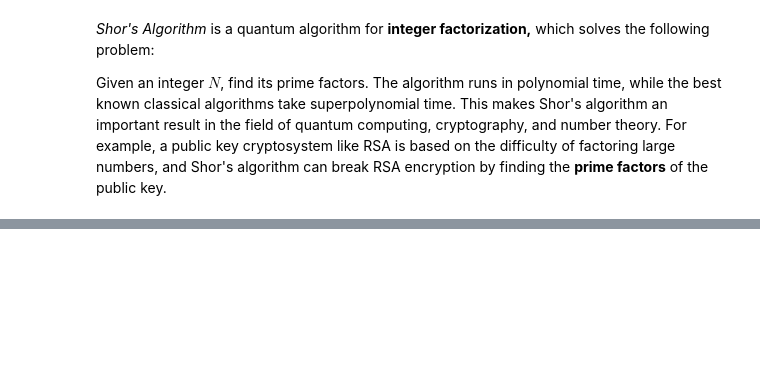
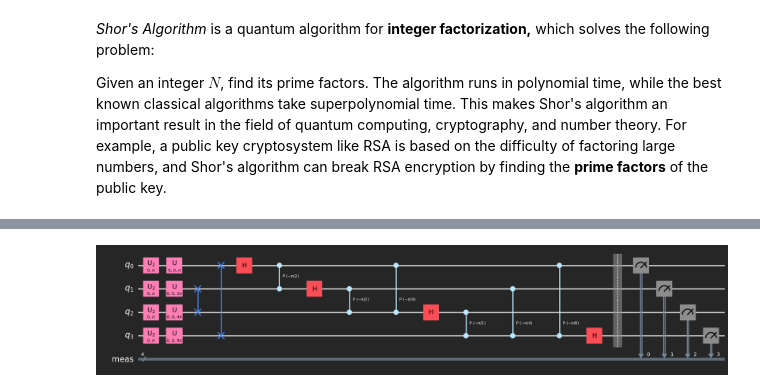
Before and after one commit to Siddhantshimpi/Siddhantshimpi, a Jupyter notebook: Physics/Qiskit/shor.ipynb, the cells around one changed output, grey strips where cells are left out. Saved outputs shown, nothing was run; the diff lists cells and outputs as text; code cells hidden in the pictures; blank space fills up the shorter version.

```diff
--- a/Physics/Qiskit/shor.ipynb
+++ b/Physics/Qiskit/shor.ipynb
@@ -46,0 +16,50 @@ A superposition of the states in this cycle would be an **eigenstate** of U:$$\k
+# %%
+def qft_rotations(circuit, n):
+    if n == 0:
+        return circuit
+    n -= 1
+    circuit.h(n)
+
+    for qubit in range(n):
+        circuit.cp(np.pi / 2 ** (n-qubit), qubit, n)
+
+    qft_rotations(circuit, n)
+
+def swap_registers(circuit, n):
+
+    for qubit in range(n // 2):
+        circuit.swap(qubit, n-qubit - 1)
+    return circuit
+
+def qft(circuit, n):
+
+    qft_rotations(circuit, n)
+    swap_registers(circuit, n)
+
+    return circuit
+
+def inverse_qft(circuit, n):
+
+    qft_circ = qft(QuantumCircuit(n), n)
+    invqft_circ = qft_circ.inverse()
+    circuit.append(invqft_circ, circuit.qubits[:n])
+
+    return circuit.decompose()
+
+number = 16
+
+nqubits = math.ceil(math.log2(number))
+
+qc = QuantumCircuit(nqubits)
+
+for qubit in range(nqubits):
+    qc.h(qubit)
+
+for qubit in range(nqubits):
+    qc.p(number * np.pi / (2 ** (nqubits - qubit)), qubit)
+
+qc = inverse_qft(qc, nqubits)
+qc.measure_all()
+qc.draw('mpl', style = 'iqx-dark')
+# %% [output]
+[figure, added]
```
Also changed, not shown: parts of 19 cells of this notebook, 11 other files.
